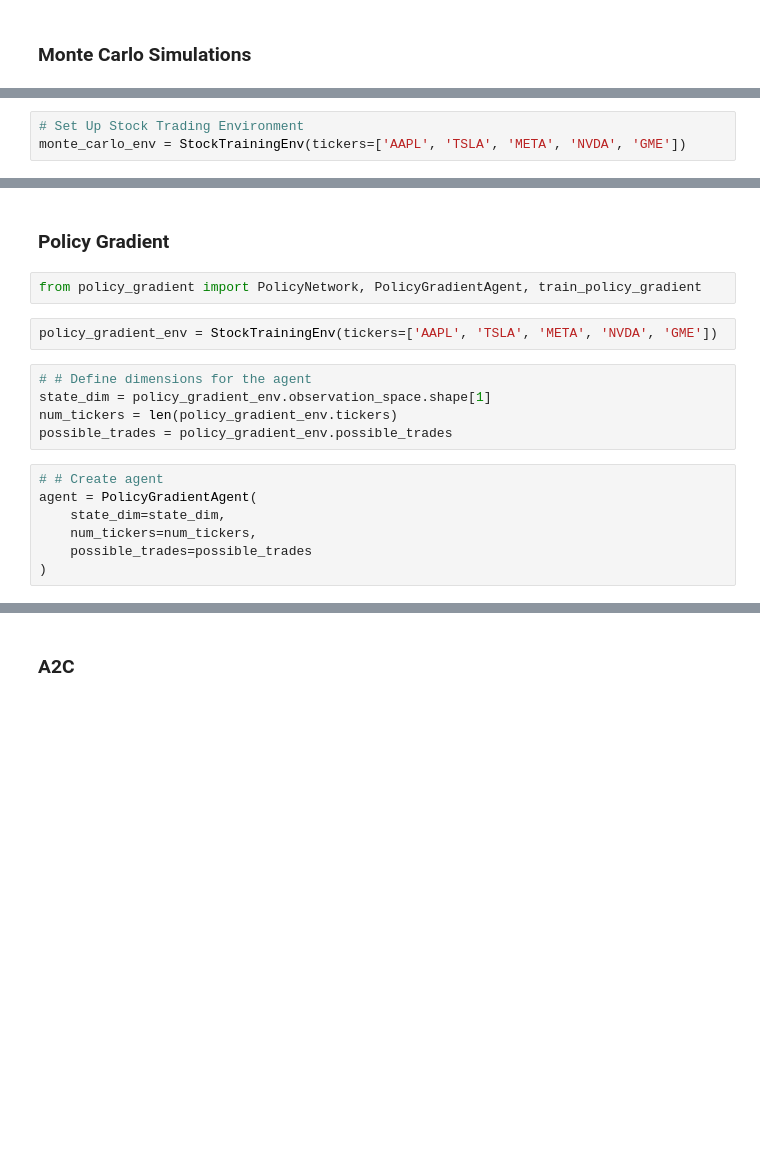
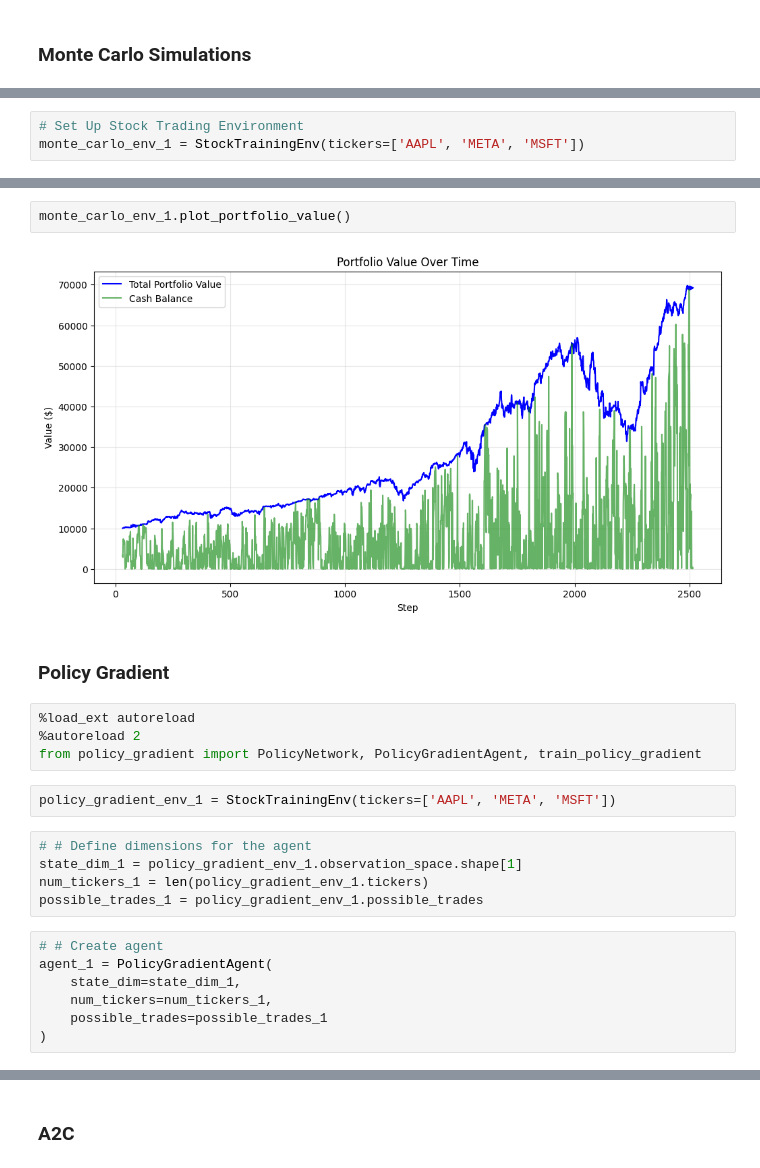
Before and after one commit to MKMiyagi/COGS188_Financial_Agents, a Jupyter notebook: FinalProject_Financial_Agents.ipynb, the cells around one changed output, grey strips where cells are left out. Saved outputs shown, nothing was run; the diff lists cells and outputs as text; blank space fills up the shorter version.

```diff
--- a/FinalProject_Financial_Agents.ipynb
+++ b/FinalProject_Financial_Agents.ipynb
@@ -162,4 +167,4 @@ from monte_carlo import monte_carlo_train, monte_carlo_eval
 # %%
 # Set Up Stock Trading Environment
-monte_carlo_env = StockTrainingEnv(tickers=['AAPL', 'TSLA', 'META', 'NVDA', 'GME'])
+monte_carlo_env_1 = StockTrainingEnv(tickers=['AAPL', 'META', 'MSFT'])
 # %% [output]
@@ -205,20 +214,26 @@ monte_carlo_env.plot_all_metrics()
+# %%
+monte_carlo_env_1.plot_portfolio_value()
+# %% [output]
+[figure, added]
 # %% [markdown]
 ### Policy Gradient
 # %%
+%load_ext autoreload
+%autoreload 2
 from policy_gradient import PolicyNetwork, PolicyGradientAgent, train_policy_gradient
 # %%
-policy_gradient_env = StockTrainingEnv(tickers=['AAPL', 'TSLA', 'META', 'NVDA', 'GME'])
+policy_gradient_env_1 = StockTrainingEnv(tickers=['AAPL', 'META', 'MSFT'])
 # %%
 # # Define dimensions for the agent
-state_dim = policy_gradient_env.observation_space.shape[1]
-num_tickers = len(policy_gradient_env.tickers)
-possible_trades = policy_gradient_env.possible_trades
+state_dim_1 = policy_gradient_env_1.observation_space.shape[1]
+num_tickers_1 = len(policy_gradient_env_1.tickers)
+possible_trades_1 = policy_gradient_env_1.possible_trades
 # %%
 # # Create agent
-agent = PolicyGradientAgent(
-    state_dim=state_dim,
-    num_tickers=num_tickers,
-    possible_trades=possible_trades
+agent_1 = PolicyGradientAgent(
+    state_dim=state_dim_1,
+    num_tickers=num_tickers_1,
+    possible_trades=possible_trades_1
 )
 # %%
 # # Train agent
```
Also changed, not shown: parts of 47 cells of this notebook, 1 other file.
